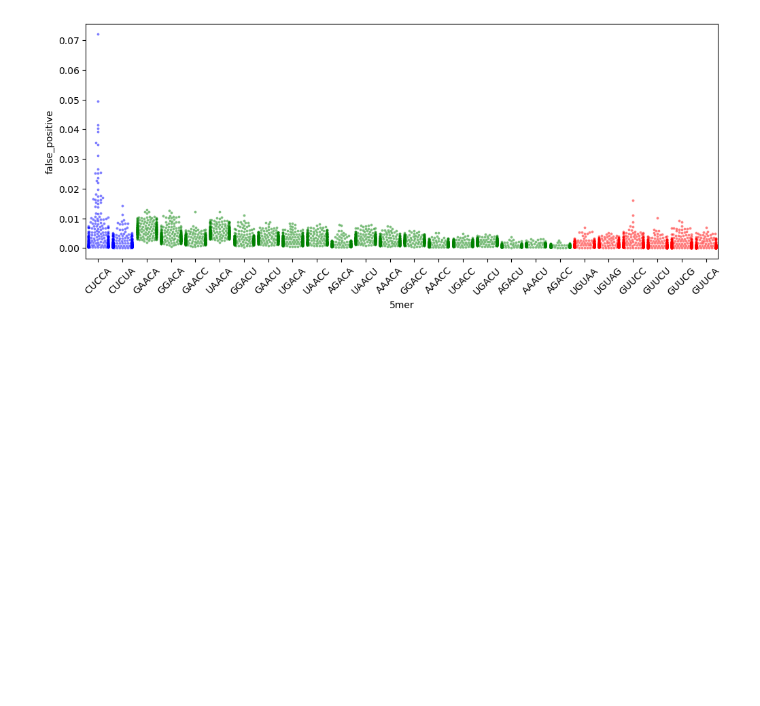
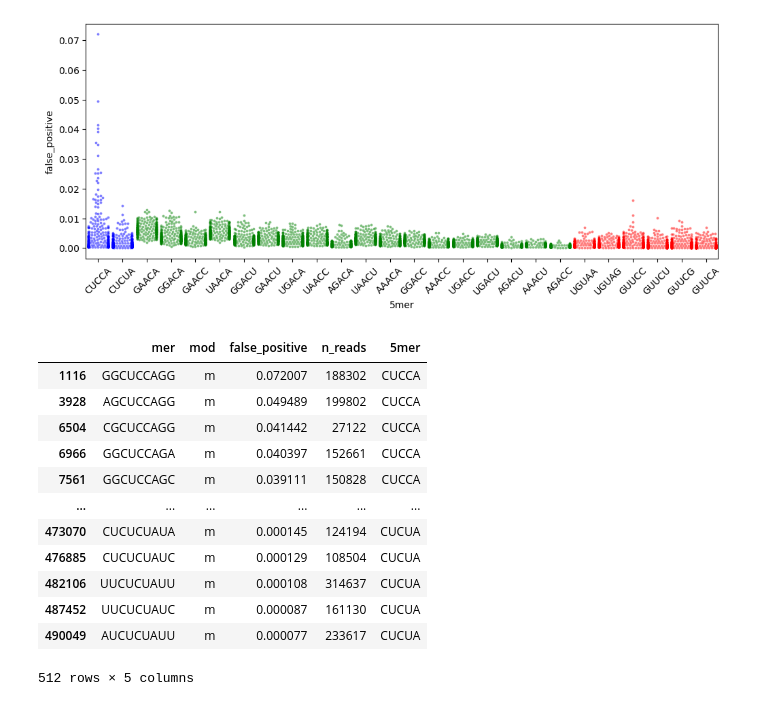
Before and after one commit to genometechlab/gIVT, a Jupyter notebook: data_generation_and_figures/Figure3.ipynb, the cells around one changed output. Cells and saved outputs as stored; diff of their text form; code cells hidden in the pictures; blank space fills up the shorter version.

Commit message:
Updated ReadME
Added a more complete ReadME, .gitignore, notebooks, renamed main file

```diff
--- a/data_generation_and_figures/Figure3.ipynb
+++ b/data_generation_and_figures/Figure3.ipynb
@@ -213,3 +213,19 @@ plt.xticks(rotation=45)
 fig.get_figure().savefig(os.path.join(working_dir, "biorelevant_swarmplot.pdf"), dpi=600)
 # %% [output]
 [figure]
+# %%
+sub_df_ctcya
+# %% [output]
+|  | mer | mod | false_positive | n_reads | 5mer |
+| 1116 | GGCUCCAGG | m | 0.072007 | 188302 | CUCCA |
+| 3928 | AGCUCCAGG | m | 0.049489 | 199802 | CUCCA |
+| 6504 | CGCUCCAGG | m | 0.041442 | 27122 | CUCCA |
+| 6966 | GGCUCCAGA | m | 0.040397 | 152661 | CUCCA |
+| 7561 | GGCUCCAGC | m | 0.039111 | 150828 | CUCCA |
+| ... | ... | ... | ... | ... | ... |
+| 473070 | CUCUCUAUA | m | 0.000145 | 124194 | CUCUA |
+| 476885 | CUCUCUAUC | m | 0.000129 | 108504 | CUCUA |
+| 482106 | UUCUCUAUU | m | 0.000108 | 314637 | CUCUA |
+| 487452 | UUCUCUAUC | m | 0.000087 | 161130 | CUCUA |
+| 490049 | AUCUCUAUU | m | 0.000077 | 233617 | CUCUA |
+512 rows × 5 columns
```
Also changed, not shown: parts of 2 cells of this notebook, 11 other files.
